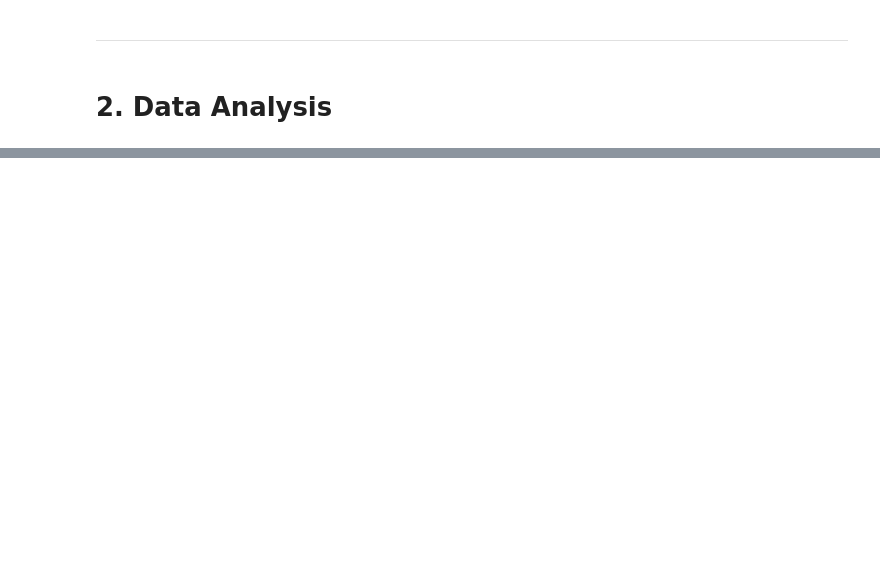
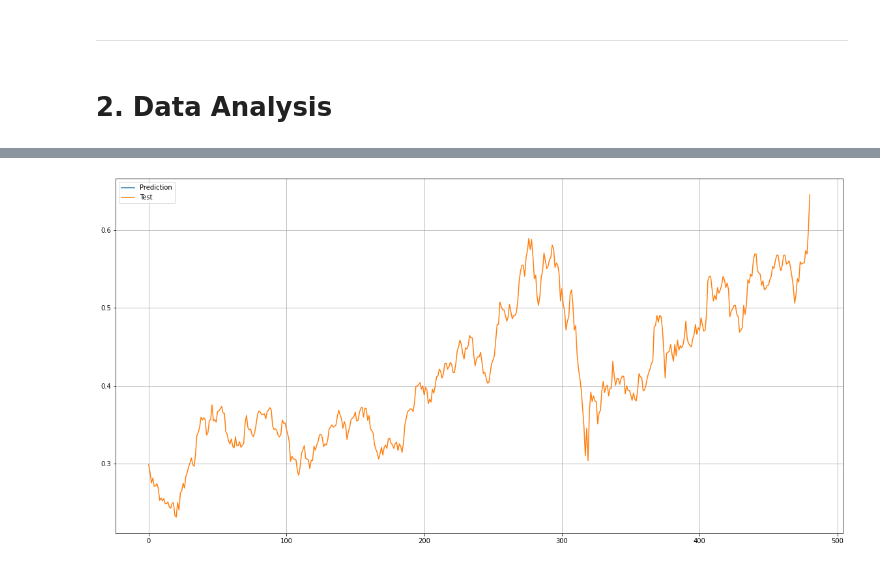
Before and after one commit to giyukim/21SWAI, a Jupyter notebook: ml/[SWAI] Backend Stock Data MachineLearning - Notebook.ipynb, the cells around one changed output, grey strips where cells are left out. Saved outputs shown, nothing was run; the diff lists cells and outputs as text; code cells hidden in the pictures; blank space fills up the shorter version.

```diff
--- a/ml/[SWAI] Backend Stock Data MachineLearning - Notebook.ipynb
+++ b/ml/[SWAI] Backend Stock Data MachineLearning - Notebook.ipynb
@@ -121,0 +120,13 @@ Loading BokehJS ...
+# %%
+train_size_percentage = 60
+test_size_percentage = 30
+validation_size_percentage = 10
+# %%
+train_size = int(len(dataframe_mm) * (train_size_percentage / 100))
+test_size = int(len(dataframe_mm) * (test_size_percentage / 100))
+train_x = np.array(dataframe_mm[:train_size])
+train_y = np.array(dataframe_mm['Close'][:train_size])
+test_x = np.array(dataframe_mm[train_size:test_size + train_size])
+test_y = np.array(dataframe_mm['Close'][train_size:test_size + train_size])
+validation_x = np.array(dataframe_mm[test_size + train_size:])
+validation_y = np.array(dataframe_mm['Close'][test_size + train_size:])
@@ -121,0 +135,12 @@ Loading BokehJS ...
+# %%
+learning_rate = 0.01
+epochs = 500
+batch_size = 100
+input_size = 8
+
+model = tf.Sequential()
+model.add(tf.layers.Dense(input_size, activation='tanh', input_shape = (train_x.shape[1],)))
+model.add(tf.layers.Dense(input_size * 3, activation = 'tanh'))
+model.add(tf.layers.Dense(1, activation='tanh'))
+model.compile(optimizer='sgd', loss='mse', metrics=['mae', 'mape','acc'])
+model.summary()
@@ -121,0 +162,3 @@ Loading BokehJS ...
+# %%
+history = model.fit(train_x, train_y, epochs=training_cnt, batch_size=batch_size, verbose=1)
+val_mse, val_mae, val_mape, val_acc = model.evaluate(test_x, test_y, verbose=0)
@@ -121,0 +183,11 @@ Loading BokehJS ...
+# %%
+prediction = model.predict(test_x)
+
+plt.figure(figsize = (20, 10))
+plt.plot(prediction, label = "Prediction")
+plt.plot(test_y, label="Test")
+plt.legend()
+plt.grid()
+plt.show()
+# %% [output]
+[figure, added]
```
Also changed, not shown: parts of 21 cells of this notebook, 3 other files.
